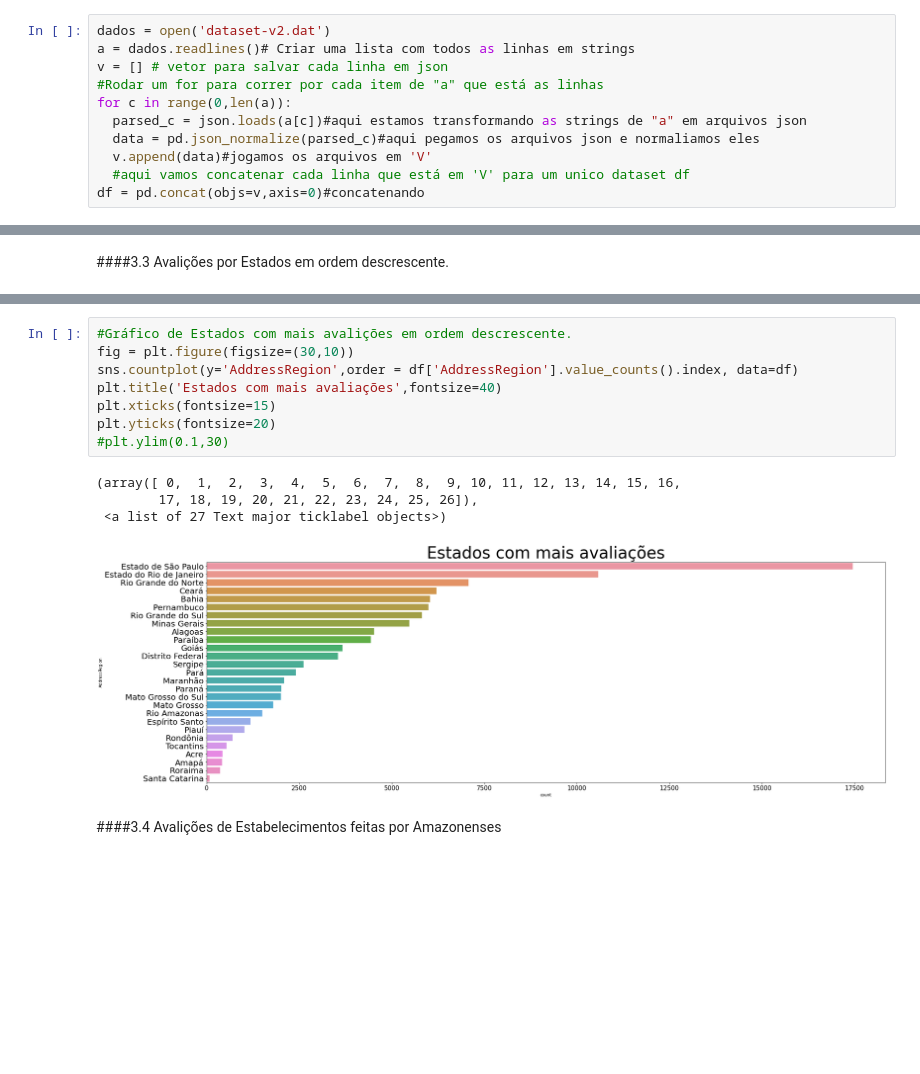
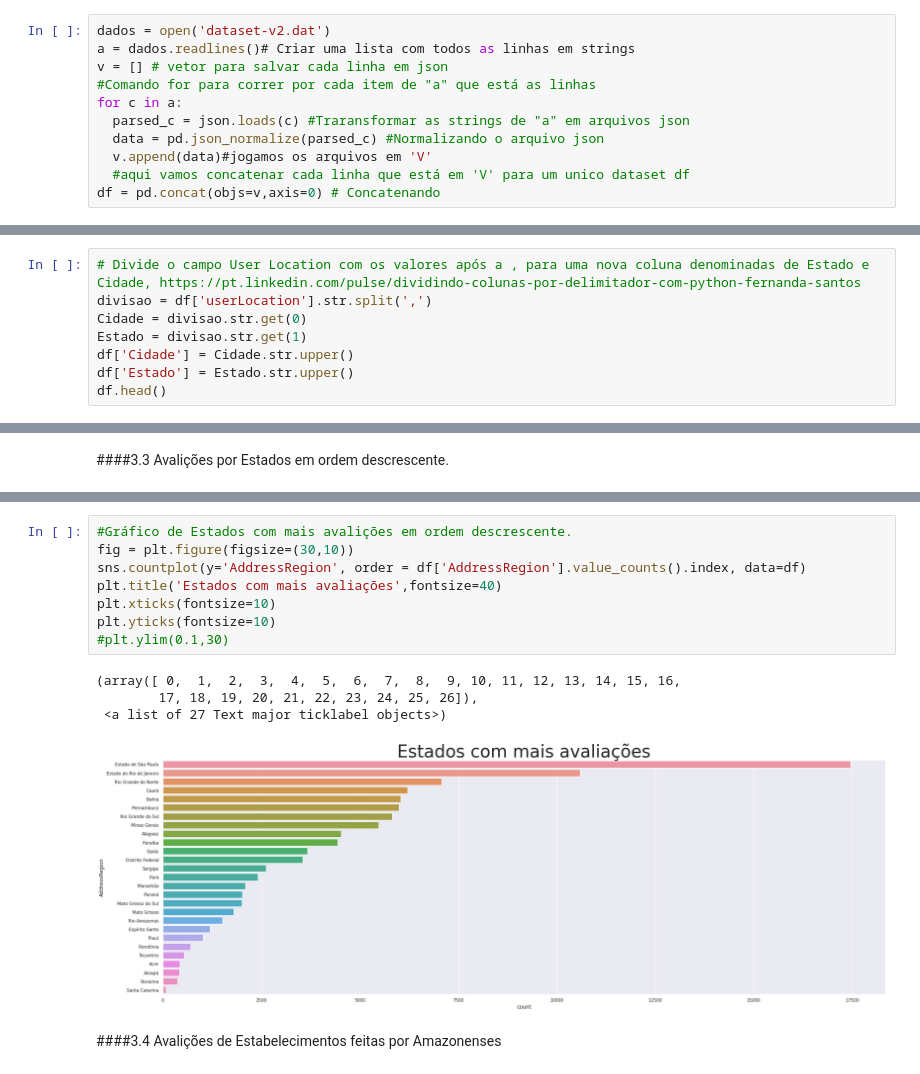
Before and after one commit to danielleitesoares/Work_Sentimental_Analyzer_Of_Restaurant_Issue, a Jupyter notebook: Analise_dos_Sentimentos_Restaurantes.ipynb, the cells around one changed output, grey strips where cells are left out. Saved outputs shown, nothing was run; the diff lists cells and outputs as text; blank space fills up the shorter version.

```diff
--- a/Analise_dos_Sentimentos_Restaurantes.ipynb
+++ b/Analise_dos_Sentimentos_Restaurantes.ipynb
@@ -52,13 +53,13 @@ Checking out files: 100% (11/11), done.
 dados = open('dataset-v2.dat')
 a = dados.readlines()# Criar uma lista com todos as linhas em strings
 v = [] # vetor para salvar cada linha em json
-#Rodar um for para correr por cada item de "a" que está as linhas
-for c in range(0,len(a)):
-  parsed_c = json.loads(a[c])#aqui estamos transformando as strings de "a" em arquivos json
-  data = pd.json_normalize(parsed_c)#aqui pegamos os arquivos json e normaliamos eles
+#Comando for para correr por cada item de "a" que está as linhas
+for c in a:
+  parsed_c = json.loads(c) #Traransformar as strings de "a" em arquivos json
+  data = pd.json_normalize(parsed_c) #Normalizando o arquivo json
   v.append(data)#jogamos os arquivos em 'V'
   #aqui vamos concatenar cada linha que está em 'V' para um unico dataset df
-df = pd.concat(objs=v,axis=0)#concatenando
+df = pd.concat(objs=v,axis=0) # Concatenando
 # %% [markdown]
 ##### 1.3 Salvando em outros formatos
 # %%
@@ -90,3 +91,11 @@ Varredura do JSON por linha
 ### 3. *Gráfico* dos Dados do DataFrame
 # %% [markdown]
 #### 3.Avaliações por Países em ordem decrescente
+# %%
+# Divide o campo User Location com os valores após a , para uma nova coluna denominadas de Estado e Cidade, https://pt.linkedin.com/pulse/dividindo-colunas-por-delimitador-com-python-fernanda-santos
+divisao = df['userLocation'].str.split(',')
+Cidade = divisao.str.get(0)
+Estado = divisao.str.get(1)
+df['Cidade'] = Cidade.str.upper()
+df['Estado'] = Estado.str.upper()
+df.head()
@@ -97,16 +165,16 @@ Varredura do JSON por linha
 # %%
 #Gráfico de Estados com mais avalições em ordem descrescente.
 fig = plt.figure(figsize=(30,10))
-sns.countplot(y='AddressRegion',order = df['AddressRegion'].value_counts().index, data=df)
+sns.countplot(y='AddressRegion', order = df['AddressRegion'].value_counts().index, data=df)
 plt.title('Estados com mais avaliações',fontsize=40)
-plt.xticks(fontsize=15)
-plt.yticks(fontsize=20)
+plt.xticks(fontsize=10)
+plt.yticks(fontsize=10)
 #plt.ylim(0.1,30)
 # %% [output]
 (array([ 0,  1,  2,  3,  4,  5,  6,  7,  8,  9, 10, 11, 12, 13, 14, 15, 16,
         17, 18, 19, 20, 21, 22, 23, 24, 25, 26]),
  <a list of 27 Text major ticklabel objects>)
-[figure, old version]
+[figure, new version]
 # %% [markdown]
 ####3.4 Avalições de Estabelecimentos feitas por Amazonenses
 # %% [markdown]
```
Also changed, not shown: parts of 12 cells of this notebook.
